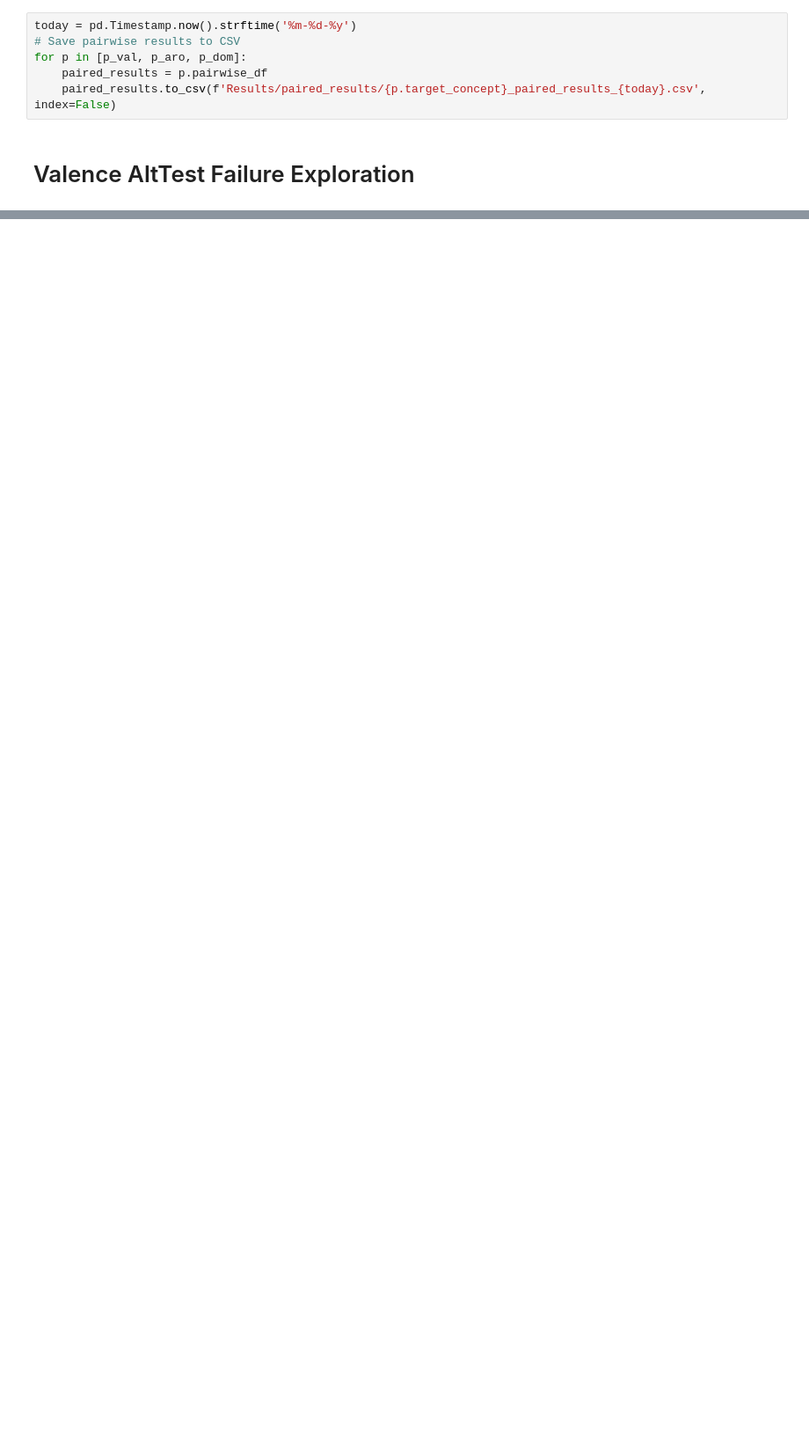
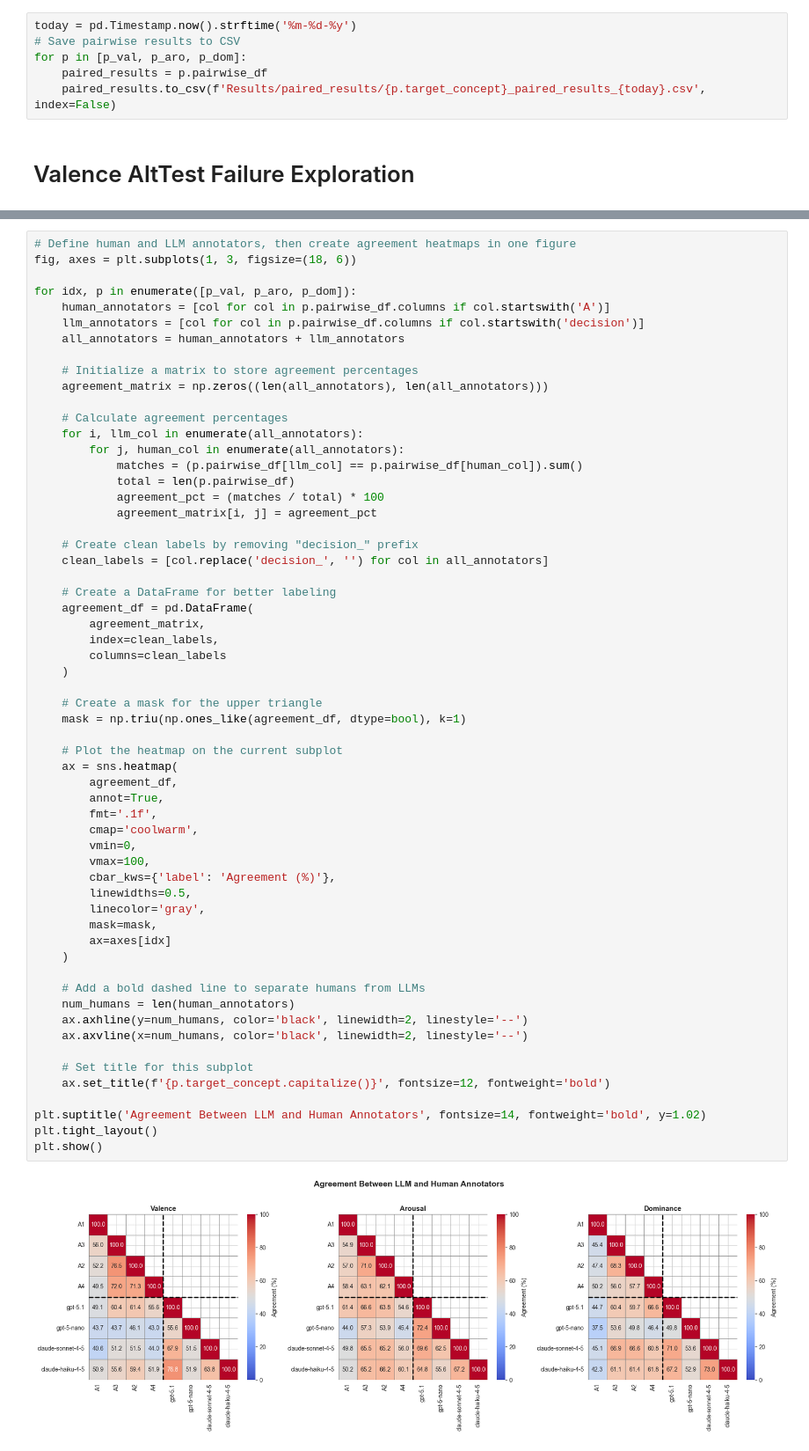
Before and after one commit to EDSI-UMD-College-Park/EmoPair, a Jupyter notebook: validate_LLMs.ipynb, the cells around one changed output, grey strips where cells are left out. Shown at 88% size. Cells and saved outputs as stored; diff of their text form; blank space fills up the shorter version.

```diff
--- a/validate_LLMs.ipynb
+++ b/validate_LLMs.ipynb
@@ -507,0 +594,61 @@ plt.show()
+# %%
+# Define human and LLM annotators, then create agreement heatmaps in one figure
+fig, axes = plt.subplots(1, 3, figsize=(18, 6))
+
+for idx, p in enumerate([p_val, p_aro, p_dom]):
+    human_annotators = [col for col in p.pairwise_df.columns if col.startswith('A')]
+    llm_annotators = [col for col in p.pairwise_df.columns if col.startswith('decision')]
+    all_annotators = human_annotators + llm_annotators
+
+    # Initialize a matrix to store agreement percentages
+    agreement_matrix = np.zeros((len(all_annotators), len(all_annotators)))
+
+    # Calculate agreement percentages
+    for i, llm_col in enumerate(all_annotators):
+        for j, human_col in enumerate(all_annotators):
+            matches = (p.pairwise_df[llm_col] == p.pairwise_df[human_col]).sum()
+            total = len(p.pairwise_df)
+            agreement_pct = (matches / total) * 100
+            agreement_matrix[i, j] = agreement_pct
+
+    # Create clean labels by removing "decision_" prefix
+    clean_labels = [col.replace('decision_', '') for col in all_annotators]
+
+    # Create a DataFrame for better labeling
+    agreement_df = pd.DataFrame(
+        agreement_matrix,
+        index=clean_labels,
+        columns=clean_labels
+    )
+
+    # Create a mask for the upper triangle
+    mask = np.triu(np.ones_like(agreement_df, dtype=bool), k=1)
+
+    # Plot the heatmap on the current subplot
+    ax = sns.heatmap(
+        agreement_df,
+        annot=True,
+        fmt='.1f',
+        cmap='coolwarm',
+        vmin=0,
+        vmax=100,
+        cbar_kws={'label': 'Agreement (%)'},
+        linewidths=0.5,
+        linecolor='gray',
+        mask=mask,
+        ax=axes[idx]
+    )
+
+    # Add a bold dashed line to separate humans from LLMs
+    num_humans = len(human_annotators)
+    ax.axhline(y=num_humans, color='black', linewidth=2, linestyle='--')
+    ax.axvline(x=num_humans, color='black', linewidth=2, linestyle='--')
+
+    # Set title for this subplot
+    ax.set_title(f'{p.target_concept.capitalize()}', fontsize=12, fontweight='bold')
+
+plt.suptitle('Agreement Between LLM and Human Annotators', fontsize=14, fontweight='bold', y=1.02)
+plt.tight_layout()
+plt.show()
+# %% [output]
+[figure, added]
```
Also changed, not shown: parts of 14 cells of this notebook, 8 other files.
